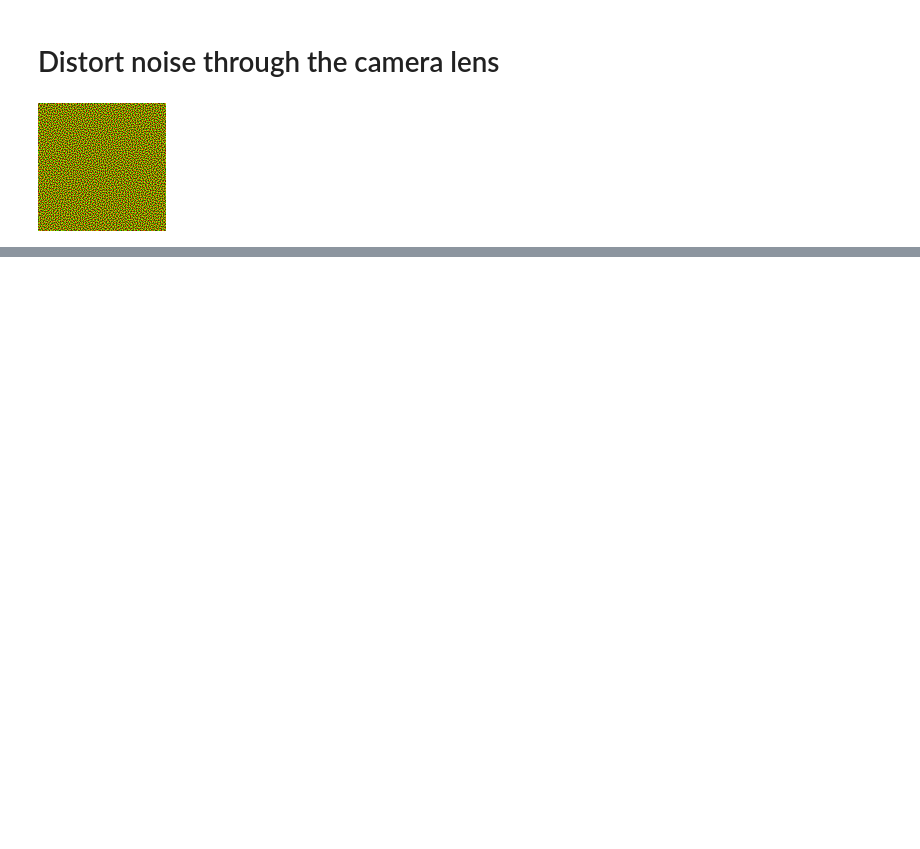
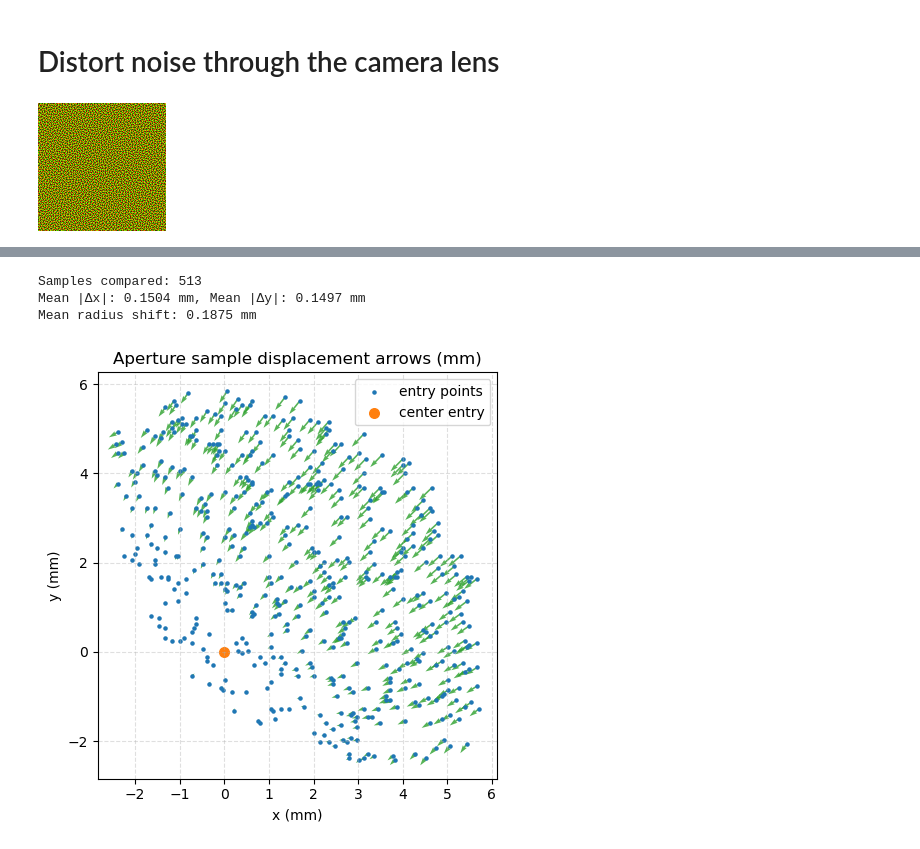
Before and after one commit to chrylt/Spatially-Varying-Bokeh, a Jupyter notebook: bokehConfig/focal_length.ipynb, the cells around one changed output, grey strips where cells are left out. Cells and saved outputs as stored; diff of their text form; code cells hidden in the pictures; blank space fills up the shorter version.

```diff
--- a/bokehConfig/focal_length.ipynb
+++ b/bokehConfig/focal_length.ipynb
@@ -558,0 +515,61 @@ Failed rays: 1, 3, 4, 6, 11, 12, 14, 15, 16, 17, 22, 24, 26, 28, 30, 31, 34, 39,
+# %%
+film_plane_radius = 5.9  # mm
+
+scaled_entry_xy = success_offsets * film_plane_radius
+if landing_is_center.any():
+    landing_center_xy = landing_xy_mm[landing_is_center][0]
+else:
+    landing_center_xy = np.zeros(2)
+    print("Warning: center ray did not reach focus plane; using origin for centering.")
+landing_centered_xy = landing_xy_mm - landing_center_xy
+abs_diff_xy = np.abs(landing_centered_xy - scaled_entry_xy)
+entry_radius = np.linalg.norm(scaled_entry_xy, axis=1)
+landing_radius = np.linalg.norm(landing_centered_xy, axis=1)
+abs_radius_diff = np.abs(landing_radius - entry_radius)
+comparison = {
+    "scaled_entry_xy": scaled_entry_xy,
+    "landing_centered_xy": landing_centered_xy,
+    "abs_diff_xy": abs_diff_xy,
+    "entry_radius": entry_radius,
+    "landing_radius": landing_radius,
+    "abs_radius_diff": abs_radius_diff,
+    "is_center": success_is_center.copy(),
+}
+print(f"Samples compared: {scaled_entry_xy.shape[0]}")
+print(f"Mean |Δx|: {abs_diff_xy[:, 0].mean():.4f} mm, Mean |Δy|: {abs_diff_xy[:, 1].mean():.4f} mm")
+print(f"Mean radius shift: {abs_radius_diff.mean():.4f} mm")
+# %% [output]
+Samples compared: 513
+Mean |Δx|: 0.1504 mm, Mean |Δy|: 0.1497 mm
+Mean radius shift: 0.1875 mm
+# %%
+entry_xy = comparison["scaled_entry_xy"]
+landing_xy = comparison["landing_centered_xy"]
+delta_xy = landing_xy - entry_xy
+is_center = comparison["is_center"]
+plt.figure(figsize=(5.0, 5.0))
+plt.quiver(
+    entry_xy[:, 0],
+    entry_xy[:, 1],
+    delta_xy[:, 0],
+    delta_xy[:, 1],
+    angles="xy",
+    scale_units="xy",
+    scale=1.0,
+    width=0.004,
+    color="tab:green",
+    alpha=0.8
+)
+plt.scatter(entry_xy[~is_center, 0], entry_xy[~is_center, 1], s=5, color="tab:blue", label="entry points")
+if is_center.any():
+    plt.scatter(entry_xy[is_center, 0], entry_xy[is_center, 1], s=48, color="tab:orange", label="center entry")
+plt.title("Aperture sample displacement arrows (mm)")
+plt.xlabel("x (mm)")
+plt.ylabel("y (mm)")
+plt.gca().set_aspect("equal", adjustable="box")
+plt.grid(True, linestyle="--", alpha=0.4)
+plt.legend(loc="upper right")
+plt.tight_layout()
+plt.show()
+# %% [output]
+[figure, added]
```
Also changed, not shown: parts of 9 cells of this notebook, 1 other file.
